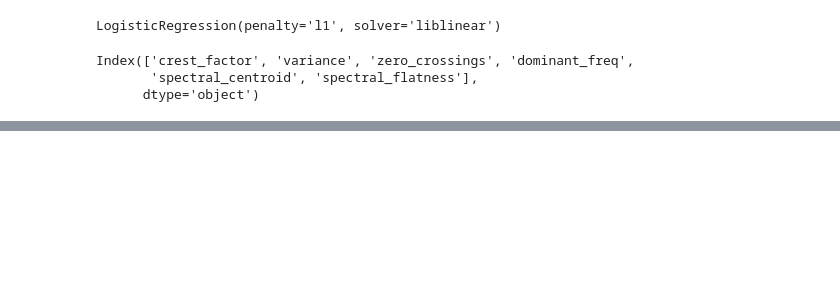
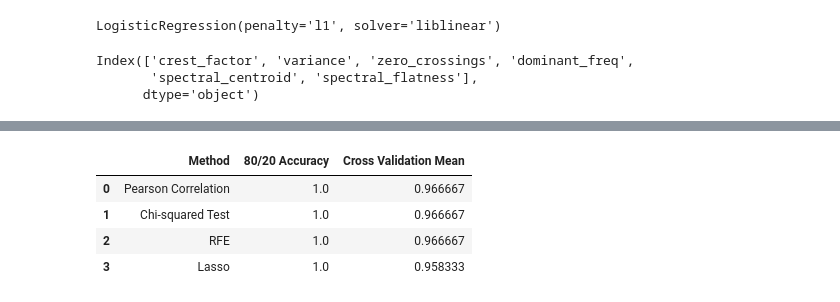
Before and after one commit to natplatil/LTU, a Jupyter notebook: railway.ipynb, the cells around one changed output, grey strips where cells are left out. Cells and saved outputs as stored; diff of their text form; code cells hidden in the pictures; blank space fills up the shorter version.

Commit message:
added table at the end

```diff
--- a/railway.ipynb
+++ b/railway.ipynb
@@ -545,0 +546,14 @@ np.float64(0.9583333333333334)
+# %%
+# table comparing all the scores
+results = pd.DataFrame({
+    'Method': ['Pearson Correlation', 'Chi-squared Test', 'RFE', 'Lasso'],
+    '80/20 Accuracy': [test_accuracy_pear, test_accuracy_chi, test_accuracy_rfe, test_accuracy_lasso],
+    'Cross Validation Mean': [cross_val_pear.mean(), cross_val_chi.mean(), cross_val_rfe.mean(), cross_val_lasso.mean()]
+})
+results
+# %% [output]
+|  | Method | 80/20 Accuracy | Cross Validation Mean |
+| 0 | Pearson Correlation | 1.0 | 0.966667 |
+| 1 | Chi-squared Test | 1.0 | 0.966667 |
+| 2 | RFE | 1.0 | 0.966667 |
+| 3 | Lasso | 1.0 | 0.958333 |
```
Also changed, not shown: parts of 12 cells of this notebook.
